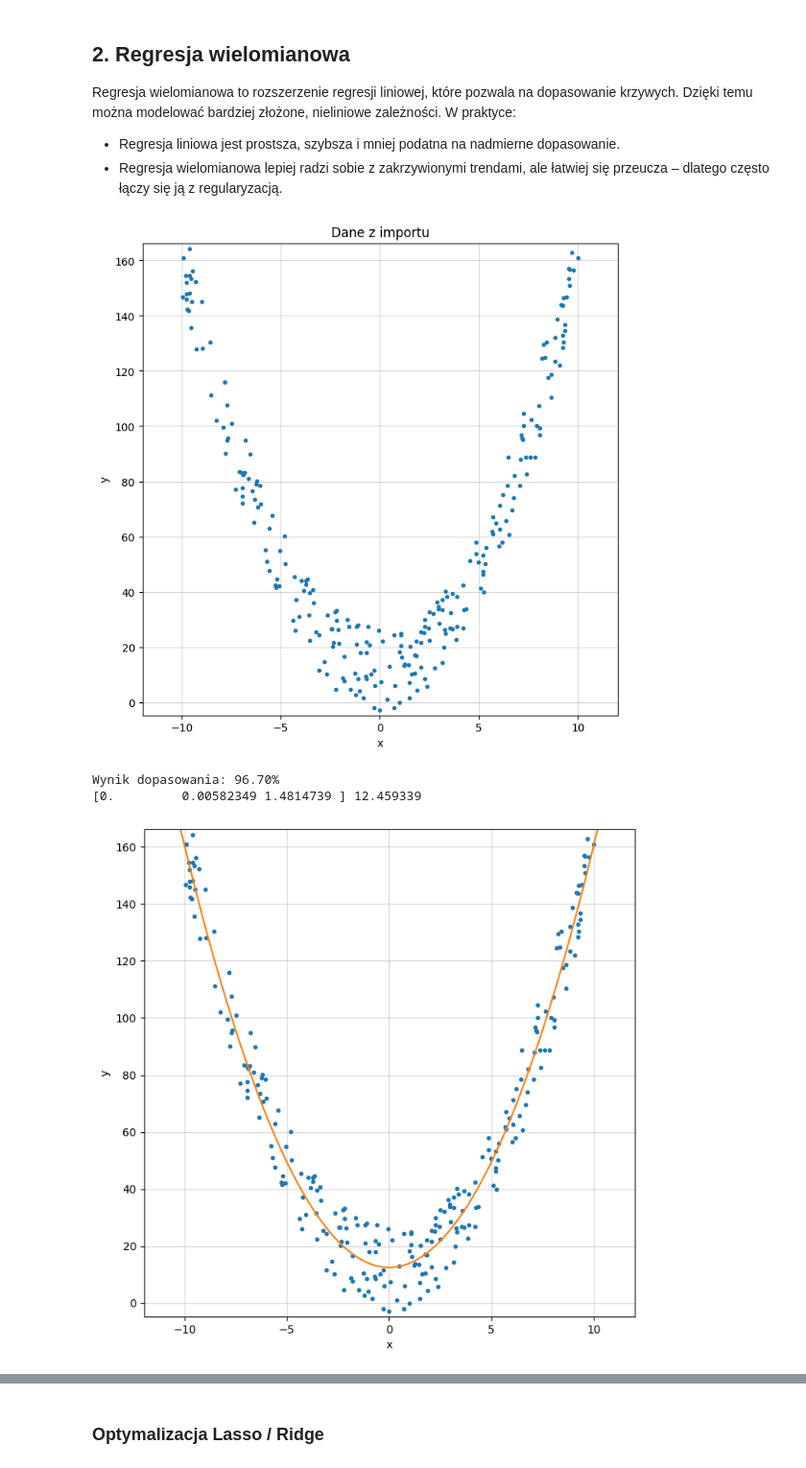
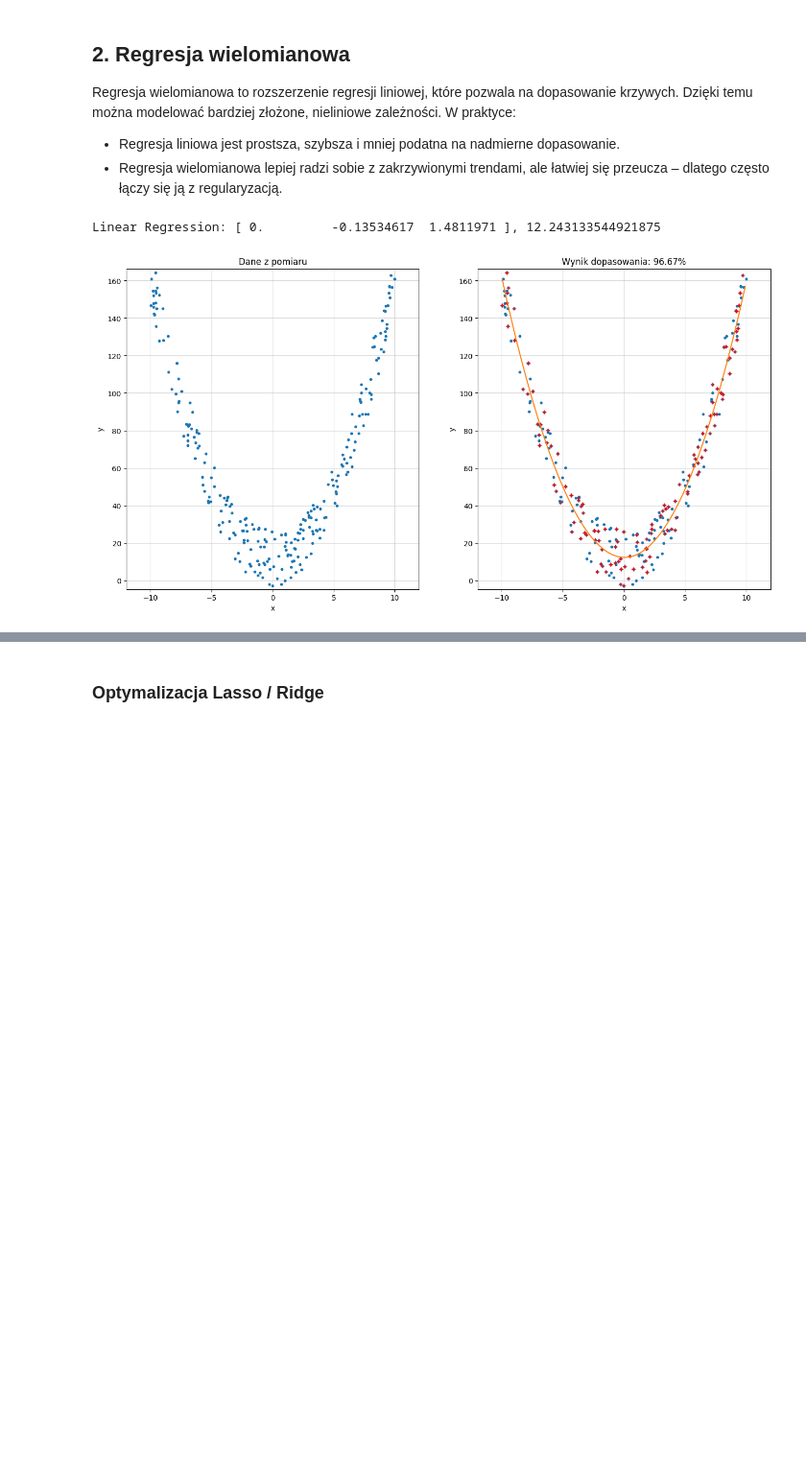
Before and after one commit to November7/AI4Youth, a Jupyter notebook: Spotkanie 3 [27.06.2025]/Modele ML/Regresja liniowa.ipynb, the cells around one changed output, grey strips where cells are left out. Shown at 96% size. Cells and saved outputs as stored; diff of their text form; code cells hidden in the pictures; blank space fills up the shorter version.

```diff
--- a/Spotkanie 3 [27.06.2025]/Modele ML/Regresja liniowa.ipynb
+++ b/Spotkanie 3 [27.06.2025]/Modele ML/Regresja liniowa.ipynb
@@ -96,44 +81,42 @@ from sklearn.preprocessing import PolynomialFeatures
+# %%
+df = pd.read_csv("example2.csv",delimiter=";", decimal=",")
+
+X = np.single(df['x'])
+X.shape = (-1,1)
+y = np.single(df['y'])
+
+X_train, X_test, y_train, y_test = train_test_split(X, y, test_size=0.5) #, random_state=12
 # %%
-df = pd.read_csv("example2.csv",delimiter=";", decimal=",")
+pf = PolynomialFeatures(2)
+X_train_trans = pf.fit_transform(X_train)
+X_test_trans = pf.fit_transform(X_test)
+X_trans = pf.transform(X)
 
-# print(df.head())
-# print(df.shape)
+model = LinearRegression().fit(X_train_trans,y_train)
+print(f"Linear Regression: {model.coef_}, {model.intercept_}")
 
-X = np.single(df['x'])
-X.shape = (-1,1)
-Y = np.single(df['y'])
+plt.figure(figsize=[16,8], facecolor="white")
+ax = plt.subplot(1,2,1)
+ax.set_title("Dane z pomiaru")
+ax.set_xlabel('x')
+ax.set_ylabel("y")
+ax.axis([X.min()-2,X.max()+2,y.min()-2,y.max()+2])
+ax.grid(True,which="both",axis="both",alpha=.5)
+plt.plot(X,y,'.')
 
-plt.figure(figsize=[8,8], facecolor="white")
-plt.title("Dane z importu")
 
-plt.xlabel('x')
-plt.ylabel("y")
-plt.axis([X.min()-2,X.max()+2,Y.min()-2,Y.max()+2])
-plt.grid(True,which="both",axis="both",alpha=.5)
-plt.plot(X,Y,'.')
+ax = plt.subplot(1,2,2)
+ax.set_title(f"Wynik dopasowania: {100*model.score(X_test_trans,y_test):.2f}%")
+ax.set_xlabel('x')
+ax.set_ylabel("y")
+ax.axis([X.min()-2,X.max()+2,y.min()-2,y.max()+2])
+ax.grid(True,which="both",axis="both",alpha=.5)
+ax.plot(X,y,'.')
+ax.plot(X_train,y_train,'r+')
+x_test = np.arange(X.min(),X.max(),0.1)
+x_test.shape = (-1,1)
+ax.plot(x_test,model.predict(pf.fit_transform(x_test)),'-')
 plt.show()
-
-pf = PolynomialFeatures(2)
-x_trans = pf.fit_transform(X)
-
-model = LinearRegression().fit(x_trans,Y)
-
-print(f"Wynik dopasowania: {100*model.score(x_trans,Y):.2f}%")
-print(model.coef_, model.intercept_)
-
-x_test = np.arange(X.min()-2,X.max()+2,0.1)
-x_test.shape = (-1,1)
-
-plt.figure(figsize=[8,8], facecolor="white")
-plt.plot(X,Y,'.')
-plt.plot(x_test,model.predict(pf.fit_transform(x_test)),'-')
-plt.xlabel('x')
-plt.ylabel("y")
-plt.axis([X.min()-2,X.max()+2,Y.min()-2,Y.max()+2])
-plt.grid(True,which="both",axis="both",alpha=.5)
-plt.show()
 # %% [output]
+Linear Regression: [ 0.         -0.13534617  1.4811971 ], 12.243133544921875
-[figure, old version]
+[figure, new version]
-Wynik dopasowania: 96.70%
-[0.         0.00582349 1.4814739 ] 12.459339
-[figure, removed]
```
Also changed, not shown: parts of 11 cells of this notebook.
